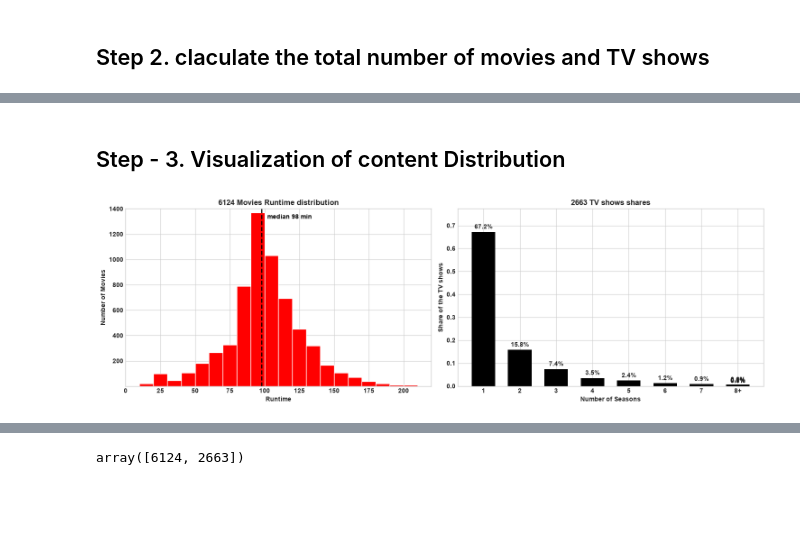
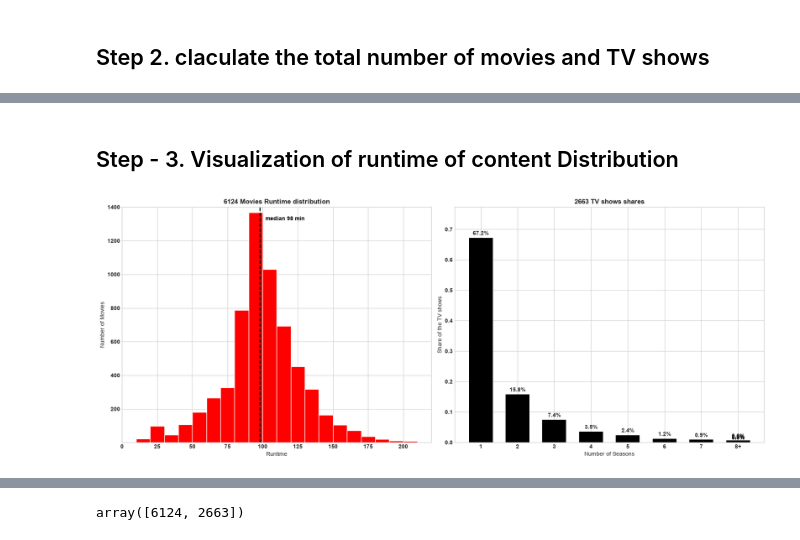
Before and after one commit to MohmmedFurqaan/netflix_eda, a Jupyter notebook: notebook/task_02_analysis.ipynb, the cells around one changed output, grey strips where cells are left out. Drawn from its saved outputs; the diff is of its cells as text; code cells hidden in the pictures; blank space fills up the shorter version.

```diff
--- a/notebook/task_02_analysis.ipynb
+++ b/notebook/task_02_analysis.ipynb
@@ -152,14 +152,14 @@ df.head()
 | 3 | s14 | Movie | Confessions of an Invisible Girl | Bruno Garotti | Brazil | 2021-09-22 | 2021 | TV-PG | Children & Family Movies, Comedies | ... |
 | 4 | s8 | Movie | Sankofa | Haile Gerima | United States | 2021-09-24 | 1993 | TV-MA | Dramas, Independent Movies, Inter... | ... |
 # %% [markdown]
-## Step - 3. Visualization of content Distribution
+## Step - 3. Visualization of runtime of content Distribution
 # %%
 plt.style.use("seaborn-v0_8-whitegrid")
 # %%
 # fetch only movie data
 movies = df.loc[df["type"] == "Movie", "duration_value"]
 
-fig, axis = plt.subplots(nrows=1, ncols=2, figsize=(15, 4.8))
+fig, axis = plt.subplots(nrows=1, ncols=2, figsize=(17, 6.8))
 
 # instantiate the histogram for the ploting of the data
 ax = axis[0]
@@ -176,34 +176,34 @@ ax.set_ylabel("Number of Movies")
 ax.set_title(f"{len(movies)} Movies Runtime distribution")
 
 ax = axis[1]
 # fetch the TV shows from the dataframe
 tv_shows = df.loc[df["type"] == "TV Show", "duration_value"]
 
 # fetch the unique tv shows season like 1,2,3,4.......,
 unique_tv_shows = tv_shows.value_counts(normalize=True).sort_index()
 
 # instatiate the graph
 
 bar_plot = ax.bar(x=[str(season) if season < 8 else "8+" for season in unique_tv_shows.index],
        height=unique_tv_shows.values,
       color='black',
       width=0.65)
 ax.set(xlabel="Number of Seasons",
       ylabel="Share of the TV shows",
       title=f"{len(tv_shows)} TV shows shares",
       ylim=(0, unique_tv_shows.max() * 1.15))
 
 ax.bar_label(bar_plot, labels=[f"{label:.1%}" for label in unique_tv_shows.values],
             padding=3)
 
 
 fig.tight_layout()
 
 plt.savefig("../data/output/figure/002_runtime_distribution.png");
 
 plt.show()
 # %% [output]
-[figure, old version]
+[figure, new version]
 # %%
 df.head()
 # %% [output]
```
Also changed, not shown: parts of 8 cells of this notebook, 7 other files.
